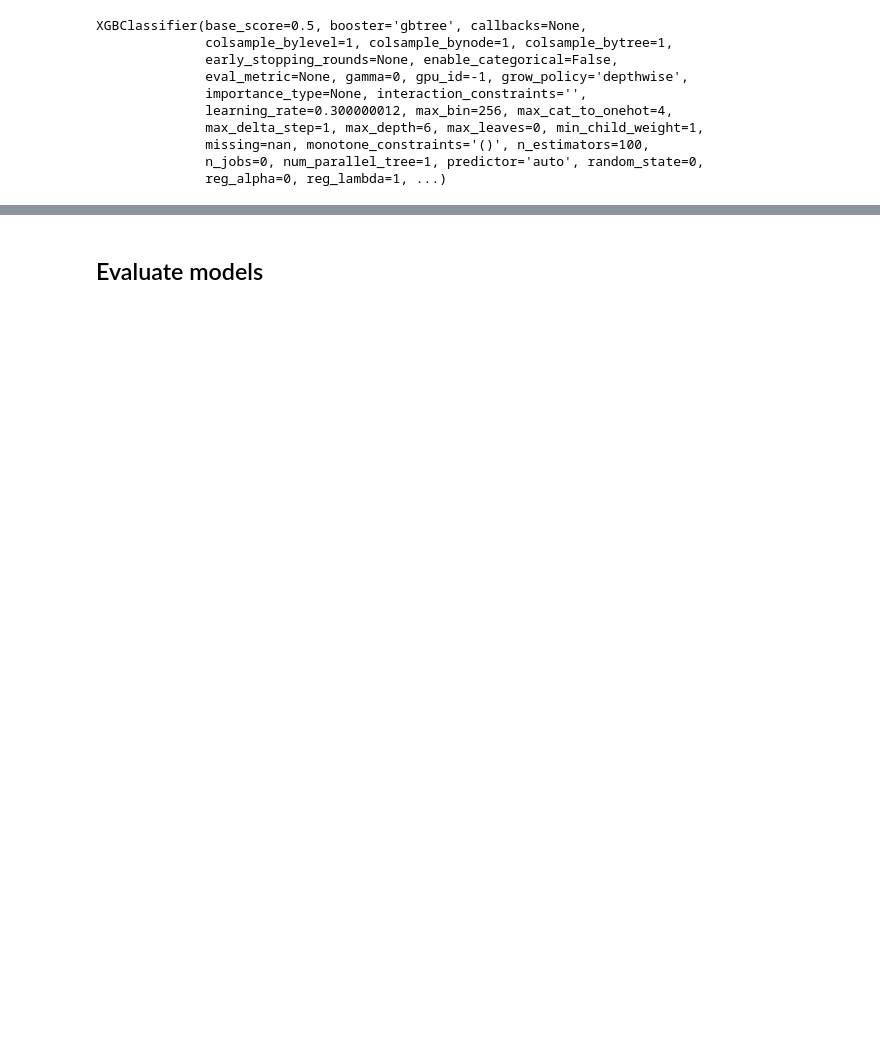
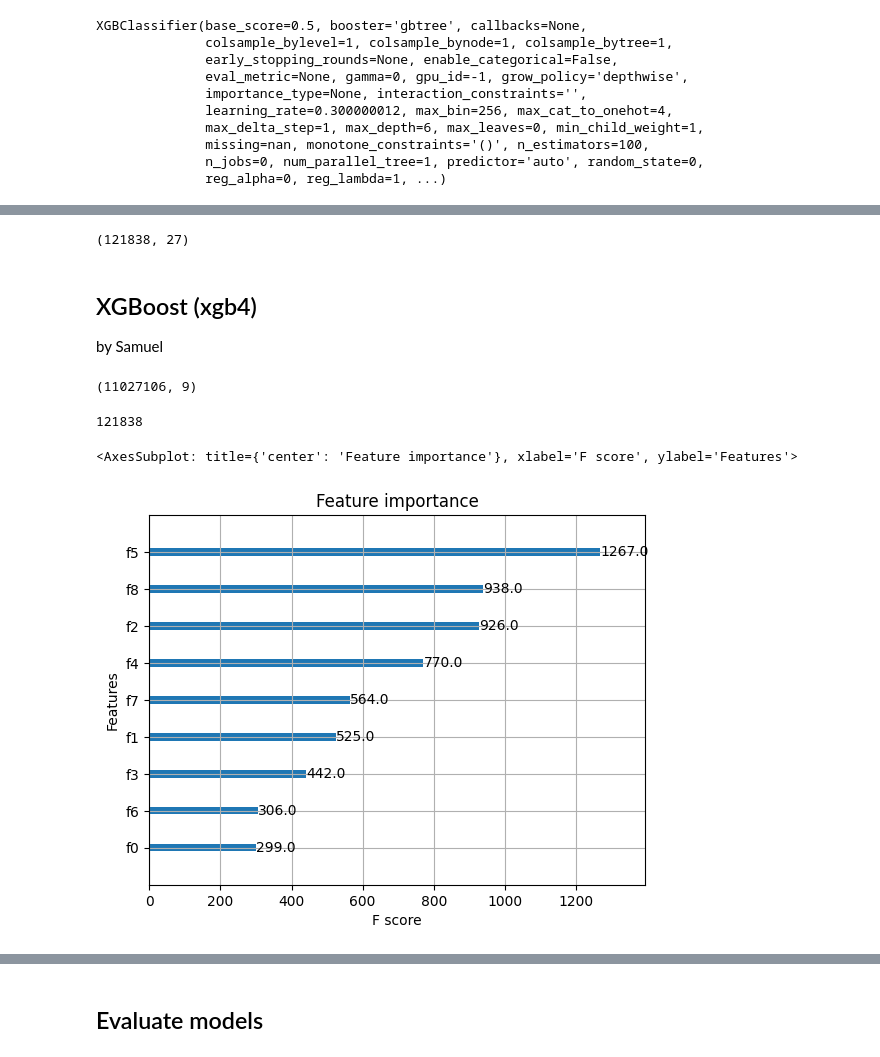
Before and after one commit to HaotingS/dsa4262_project, a Jupyter notebook: notebooks/modeling4_yeejet.ipynb, the cells around one changed output, grey strips where cells are left out. Drawn from its saved outputs; the diff is of its cells as text; code cells hidden in the pictures; blank space fills up the shorter version.

```diff
--- a/notebooks/modeling4_yeejet.ipynb
+++ b/notebooks/modeling4_yeejet.ipynb
@@ -455,0 +494,4 @@ pr_curves.append(precision_recall_curve(yte, yhat1_probs))
+# %%
+df_feature.shape
+# %% [output]
+(121838, 27)
@@ -455,0 +511,3 @@ pr_curves.append(precision_recall_curve(yte, yhat1_probs))
+# %% [markdown]
+## XGBoost (xgb4)
+by Samuel
@@ -455,0 +572,13 @@ pr_curves.append(precision_recall_curve(yte, yhat1_probs))
+# %%
+features.shape
+# %% [output]
+(11027106, 9)
+# %%
+len(bag_labels)
+# %% [output]
+121838
+# %%
+xgb.plot_importance(model)
+# %% [output]
+<AxesSubplot: title={'center': 'Feature importance'}, xlabel='F score', ylabel='Features'>
+[figure, added]
```
Also changed, not shown: parts of 18 cells of this notebook.
